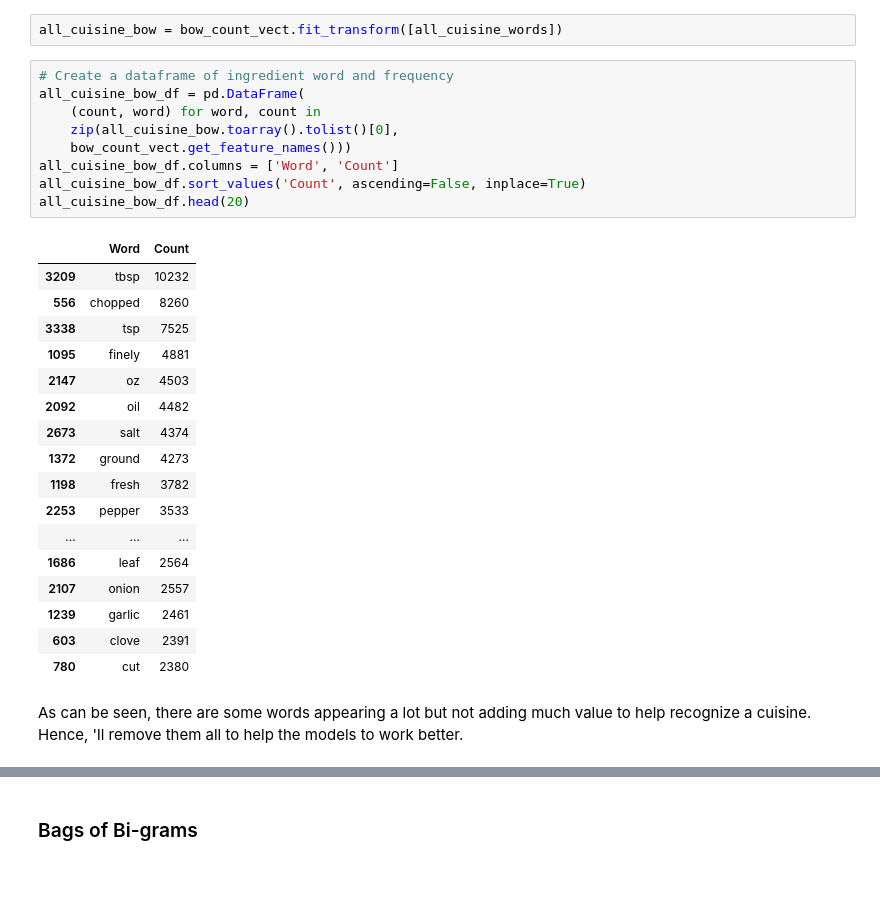
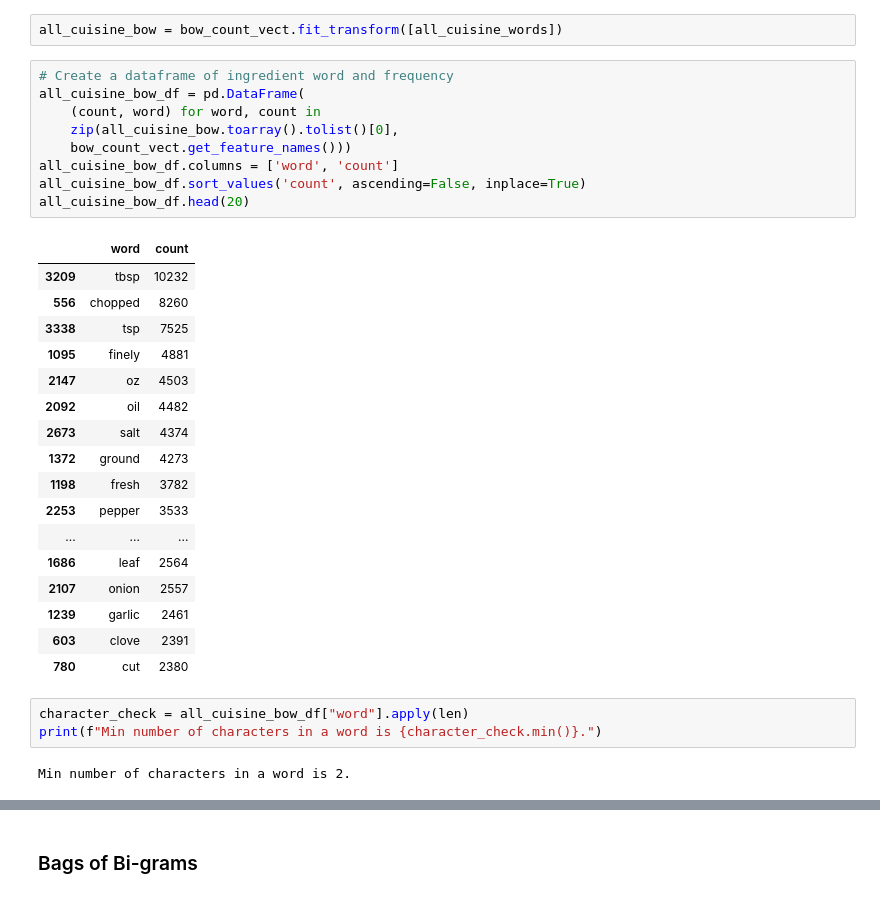
Before and after one commit to momcancode/Cuisine-Demystifier-NLP-ML-Project, a Jupyter notebook: model/00_EDA.ipynb, the cells around one changed output, grey strips where cells are left out. Drawn from its saved outputs; the diff is of its cells as text.

```diff
--- a/model/00_EDA.ipynb
+++ b/model/00_EDA.ipynb
@@ -412,14 +412,14 @@ all_cuisine_bow = bow_count_vect.fit_transform([all_cuisine_words])
 # %%
 # Create a dataframe of ingredient word and frequency
 all_cuisine_bow_df = pd.DataFrame(
     (count, word) for word, count in
     zip(all_cuisine_bow.toarray().tolist()[0],
     bow_count_vect.get_feature_names()))
-all_cuisine_bow_df.columns = ['Word', 'Count']
-all_cuisine_bow_df.sort_values('Count', ascending=False, inplace=True)
+all_cuisine_bow_df.columns = ['word', 'count']
+all_cuisine_bow_df.sort_values('count', ascending=False, inplace=True)
 all_cuisine_bow_df.head(20)
 # %% [output]
-|  | Word | Count |
+|  | word | count |
 | 3209 | tbsp | 10232 |
 | 556 | chopped | 8260 |
 | 3338 | tsp | 7525 |
@@ -436,5 +436,8 @@ all_cuisine_bow_df.head(20)
 | 1239 | garlic | 2461 |
 | 603 | clove | 2391 |
 | 780 | cut | 2380 |
-# %% [markdown]
-As can be seen, there are some words appearing a lot but not adding much value to help recognize a cuisine. Hence, 'll remove them all to help the models to work better.
+# %%
+character_check = all_cuisine_bow_df["word"].apply(len)
+print(f"Min number of characters in a word is {character_check.min()}.")
+# %% [output]
+Min number of characters in a word is 2.
```
Also changed, not shown: parts of 8 cells of this notebook, 1 other file.
